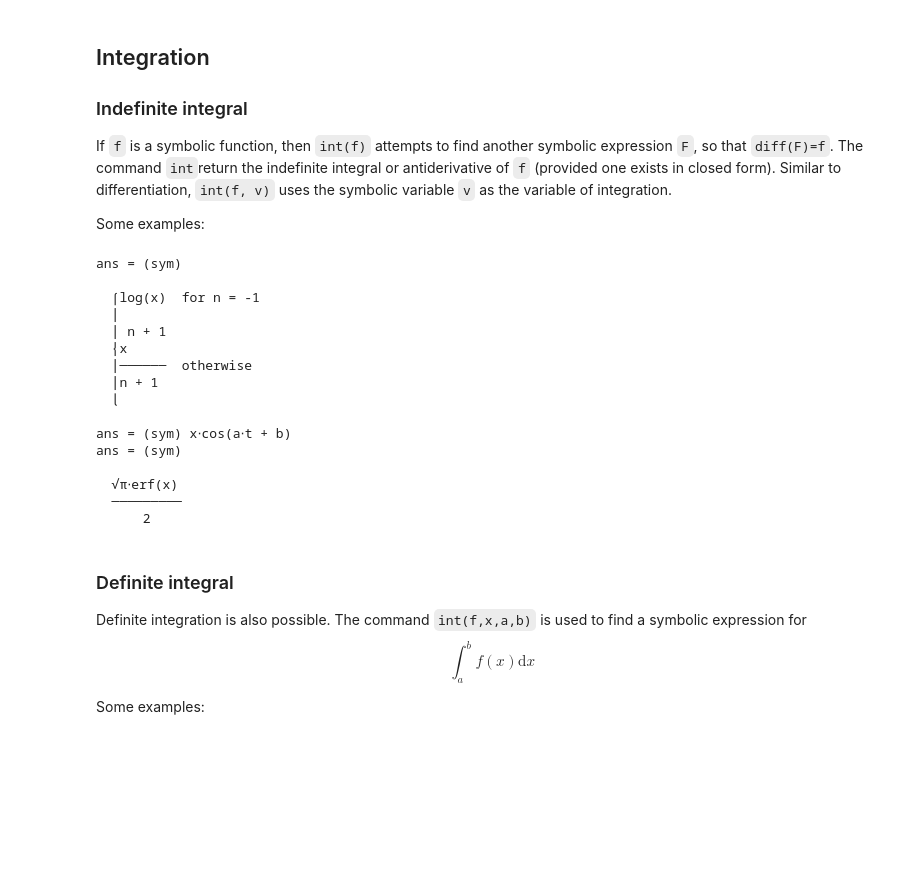
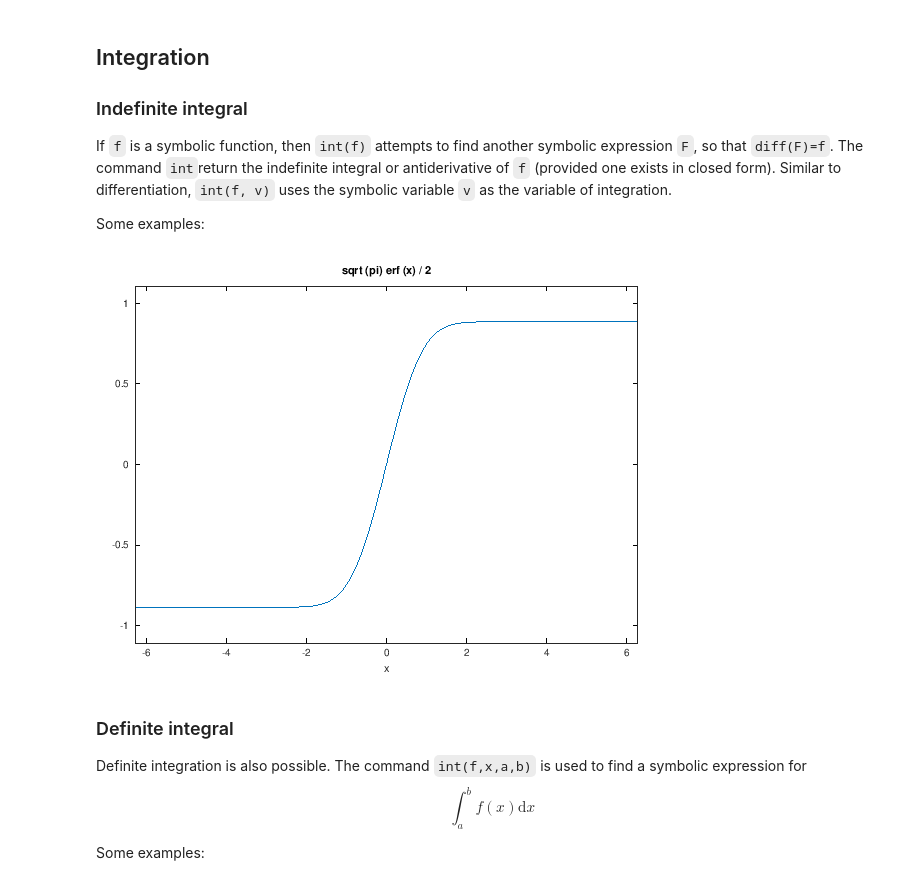
Before and after one commit to BenLauwens/ES115, a Jupyter notebook: Lectures/Lecture 7. Symbolic calculus.ipynb, the cells around one changed output. Saved outputs shown, nothing was run; the diff lists cells and outputs as text; code cells hidden in the pictures; blank space fills up the shorter version.

```diff
--- a/Lectures/Lecture 7. Symbolic calculus.ipynb
+++ b/Lectures/Lecture 7. Symbolic calculus.ipynb
@@ -525,26 +535,11 @@ If `f` is a symbolic function, then `int(f)` attempts to find another symbolic e
 Some examples:
 # %%
 syms x n a b t
-int(x^n, x)
-int(cos(a*t+b),x)
-int(exp(-x^2), x)
+%int(x^n, x)
+%int(cos(a*t+b), t)
+ezplot(int(exp(-x^2), x))
 # %% [output]
-ans = (sym)
-
-  ⎧log(x)  for n = -1
-  ⎪
-  ⎪ n + 1
-  ⎨x
-  ⎪──────  otherwise
-  ⎪n + 1
-  ⎩
-
-ans = (sym) x⋅cos(a⋅t + b)
-ans = (sym)
-
-  √π⋅erf(x)
-  ─────────
-      2
+[figure, added]
 # %% [markdown]
 ### Definite integral
 
```
Also changed, not shown: parts of 18 cells of this notebook, 1 other file.
